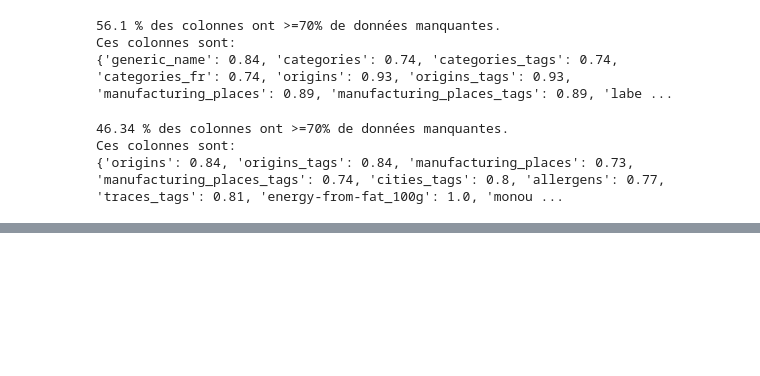
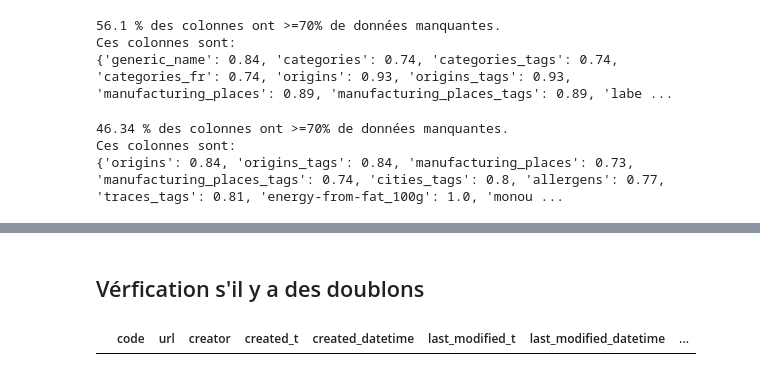
Before and after one commit to Severac/openclassrooms, a Jupyter notebook: PJ2/PJ2_dataclean.ipynb, the cells around one changed output, grey strips where cells are left out. Saved outputs shown, nothing was run; the diff lists cells and outputs as text; code cells hidden in the pictures; blank space fills up the shorter version.

```diff
--- a/PJ2/PJ2_dataclean.ipynb
+++ b/PJ2/PJ2_dataclean.ipynb
@@ -87,7 +99,7 @@ import pandas as pd
 
 def load_food_data(food_path=FOOD_PATH):
     csv_path = os.path.join(food_path, "fr.openfoodfacts.org.products.csv")
-    return pd.read_csv(csv_path, sep='\t', header=0, encoding='utf-8')
+    return pd.read_csv(csv_path, sep='\t', header=0, encoding='utf-8', low_memory=False)
 # %% [markdown]
 ### Puis on affiche quelques instances de données :
 # %%
@@ -127,7 +146,9 @@ Ensuite, j'ai pu relancer load_food_data() dans la cellule ci-dessus
 # %% [markdown]
 # Inspection générale des données
-# %%
-pd.options.display.max_columns = 1000
+# %%
+#pd.options.display.max_columns = 1000
+pd.set_option("display.max_columns", 1000)
+pd.set_option("display.max_rows",100)
 # %%
 food.head()
 # %% [output]
@@ -731,0 +746,6 @@ food_filtered_fr.head()
+# %% [markdown]
+## Vérfication s'il y a des doublons
+# %%
+food[food.duplicated()]
+# %% [output]
+|  | code | url | creator | created_t | created_datetime | last_modified_t | last_modified_datetime | ... |
```
Also changed, not shown: parts of 27 cells of this notebook, 1 other file.
